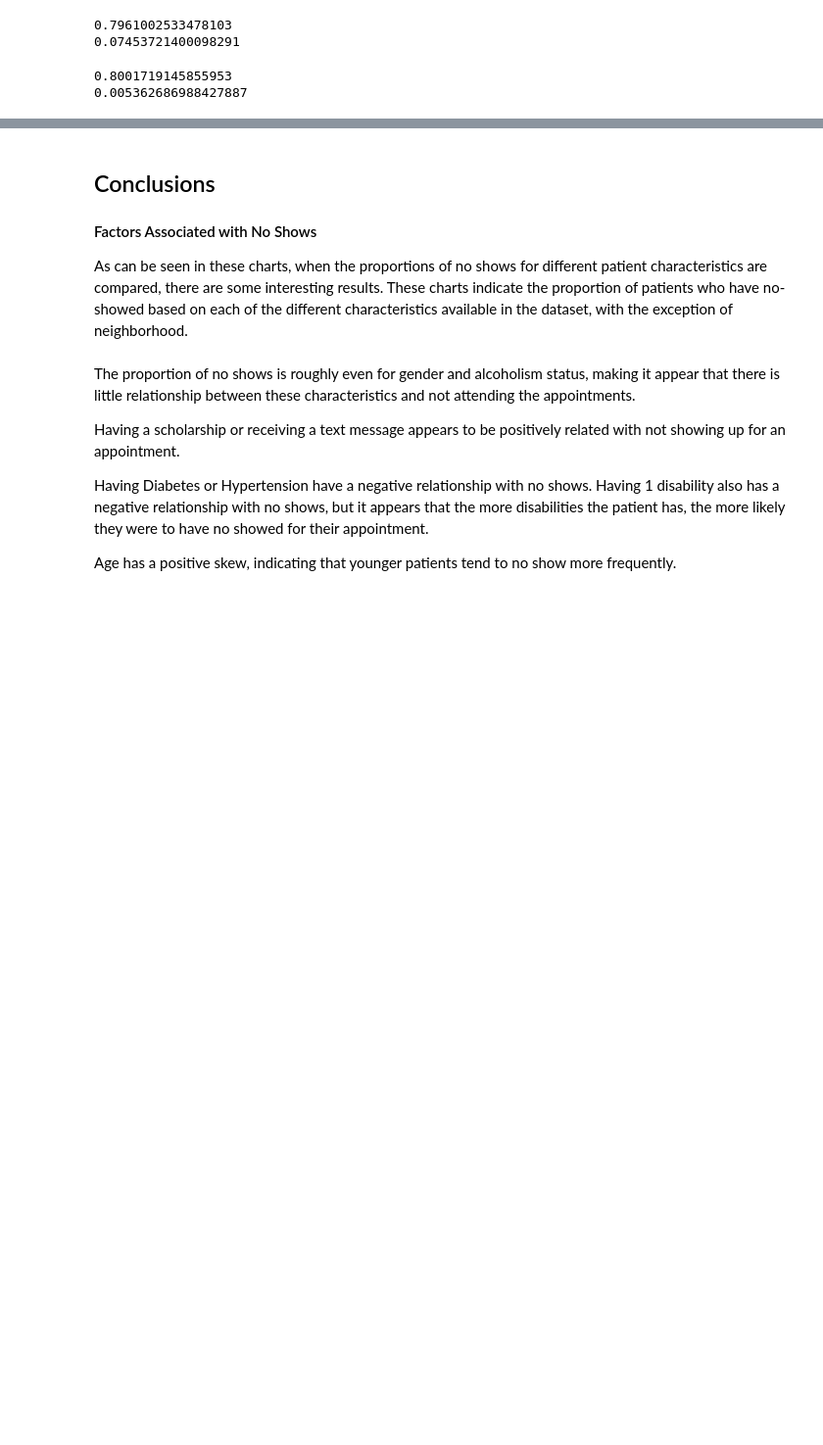
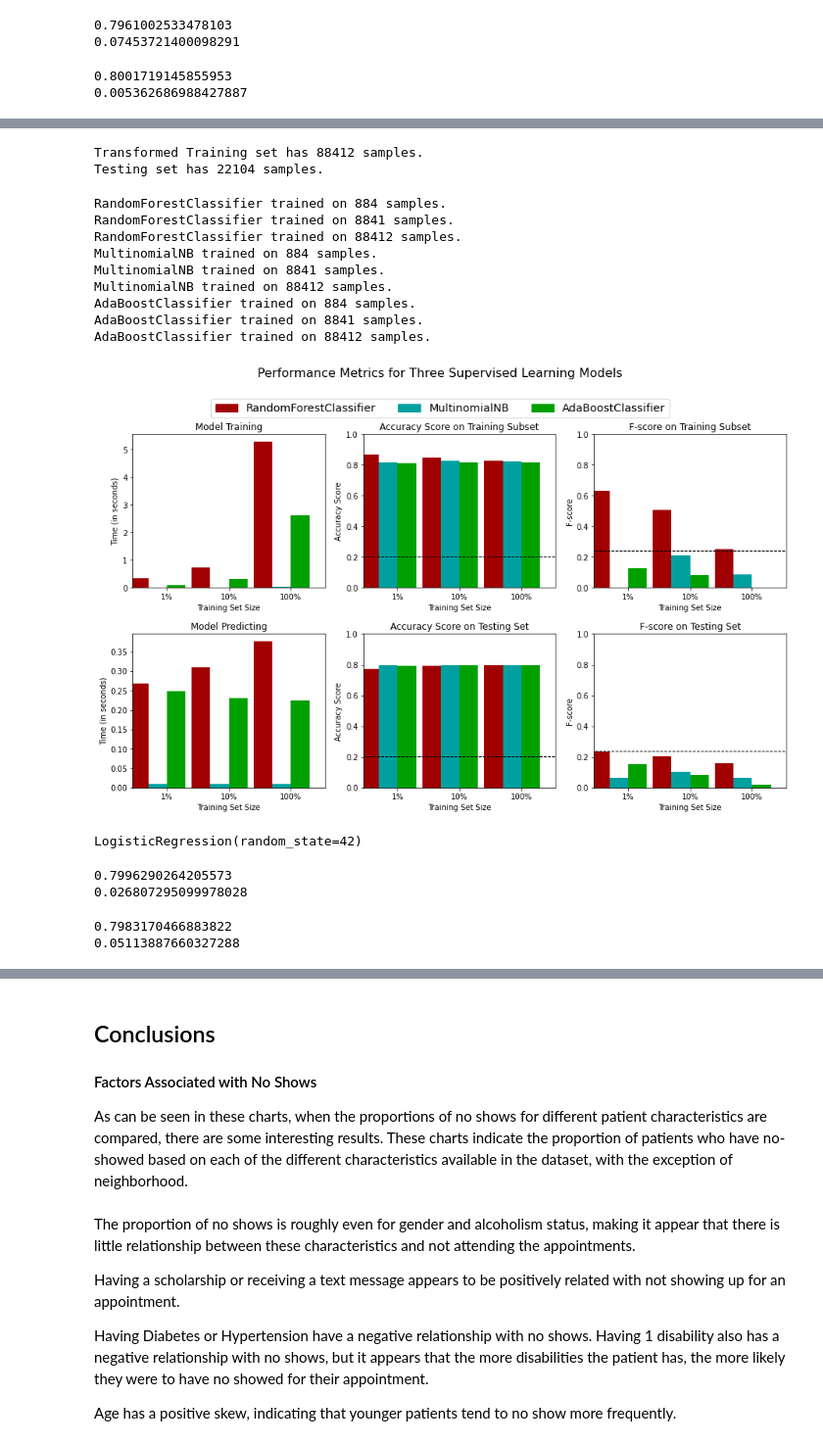
Before and after one commit to afbowman/UnsupervisedLearning, a Jupyter notebook: Capstone_Project.ipynb, the cells around one changed output, grey strips where cells are left out. Shown at 98% size. Drawn from its saved outputs; the diff is of its cells as text; code cells hidden in the pictures; blank space fills up the shorter version.

```diff
--- a/Capstone_Project.ipynb
+++ b/Capstone_Project.ipynb
@@ -1229,0 +1220,4 @@ print(fbeta_score(y_test, lr_preds, beta=2))
+# %%
+high_p_values = features_chi.query('p_score > 0.002')
+features_to_drop = list(high_p_values['feature'])
+features_to_drop
@@ -1229,0 +1242,5 @@ print(fbeta_score(y_test, lr_preds, beta=2))
+# %%
+X = df_engineer.drop(['no_show', 'age', 'days_between'], axis=1)
+X.drop(features_to_drop, axis=1, inplace=True)
+y = df_engineer['no_show']
+X.head()
@@ -1229,0 +1255,49 @@ print(fbeta_score(y_test, lr_preds, beta=2))
+# %%
+# Split the 'features' and 'income' data into training and testing sets
+X_train, X_test, y_train, y_test = train_test_split(X,
+                                                    y,
+                                                    test_size = 0.2,
+                                                    random_state = 42)
+
+# Show the results of the split
+print("Transformed Training set has {} samples.".format(X_train.shape[0]))
+print("Testing set has {} samples.".format(X_test.shape[0]))
+# %% [output]
+Transformed Training set has 88412 samples.
+Testing set has 22104 samples.
+# %%
+# TODO: Initialize the three models
+clf_A = RandomForestClassifier(random_state=42)
+clf_B = MultinomialNB()
+clf_C = AdaBoostClassifier(random_state=42)
+
+# TODO: Calculate the number of samples for 1%, 10%, and 100% of the training data
+# HINT: samples_100 is the entire training set i.e. len(y_train)
+# HINT: samples_10 is 10% of samples_100 (ensure to set the count of the values to be `int` and not `float`)
+# HINT: samples_1 is 1% of samples_100 (ensure to set the count of the values to be `int` and not `float`)
+samples_100 = len(y_train)
+samples_10 = int(len(y_train) * 0.10)
+samples_1 = int(len (y_train) * 0.01)
+
+# Collect results on the learners
+results = {}
+for clf in [clf_A, clf_B, clf_C]:
+    clf_name = clf.__class__.__name__
+    results[clf_name] = {}
+    for i, samples in enumerate([samples_1, samples_10, samples_100]):
+        results[clf_name][i] = \
+        train_predict(clf, samples, X_train, y_train, X_test, y_test)
+
+# Run metrics visualization for the three supervised learning models chosen
+vs.evaluate(results, accuracy, fscore)
+# %% [output]
+RandomForestClassifier trained on 884 samples.
+RandomForestClassifier trained on 8841 samples.
+RandomForestClassifier trained on 88412 samples.
+MultinomialNB trained on 884 samples.
+MultinomialNB trained on 8841 samples.
+MultinomialNB trained on 88412 samples.
+AdaBoostClassifier trained on 884 samples.
+AdaBoostClassifier trained on 8841 samples.
+AdaBoostClassifier trained on 88412 samples.
+[figure, added]
@@ -1229,0 +1308,6 @@ print(fbeta_score(y_test, lr_preds, beta=2))
+# %%
+naive_bayes.fit(X_train, y_train)
+rf_mod.fit(X_train, y_train)
+lr.fit(X_train, y_train)
+# %% [output]
+LogisticRegression(random_state=42)
@@ -1229,0 +1318,12 @@ print(fbeta_score(y_test, lr_preds, beta=2))
+# %%
+print(accuracy_score(y_test, nb_preds))
+print(fbeta_score(y_test, nb_preds, beta=1))
+# %% [output]
+0.7996290264205573
+0.026807295099978028
+# %%
+print(accuracy_score(y_test, rf_preds))
+print(fbeta_score(y_test, rf_preds, beta=2))
+# %% [output]
+0.7983170466883822
+0.05113887660327288
```
Also changed, not shown: parts of 20 cells of this notebook.
